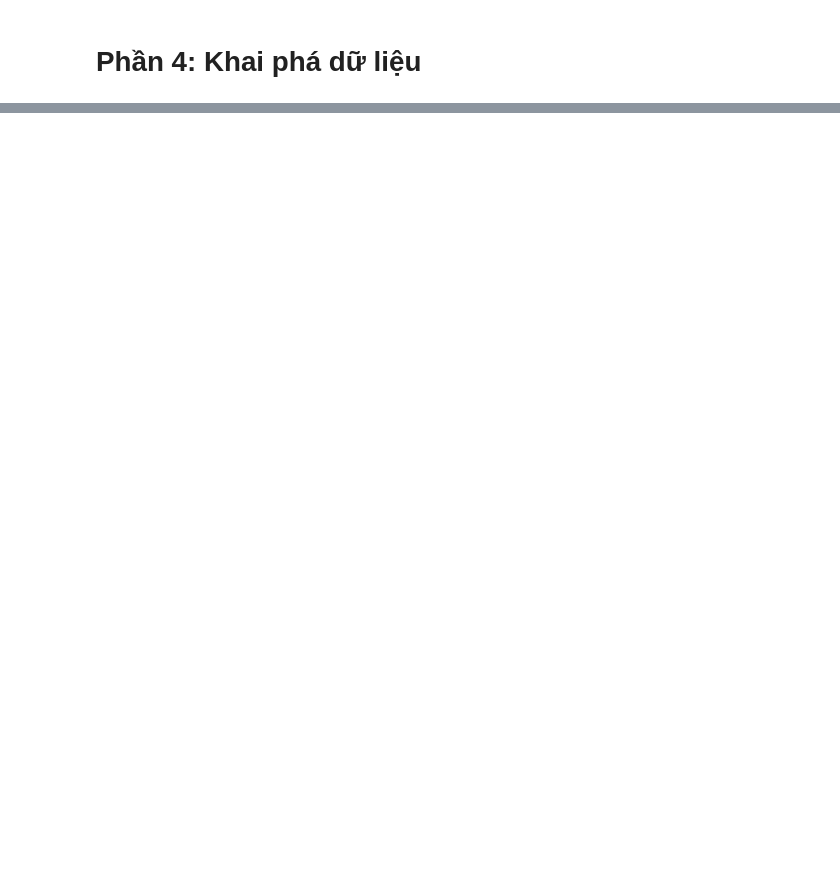
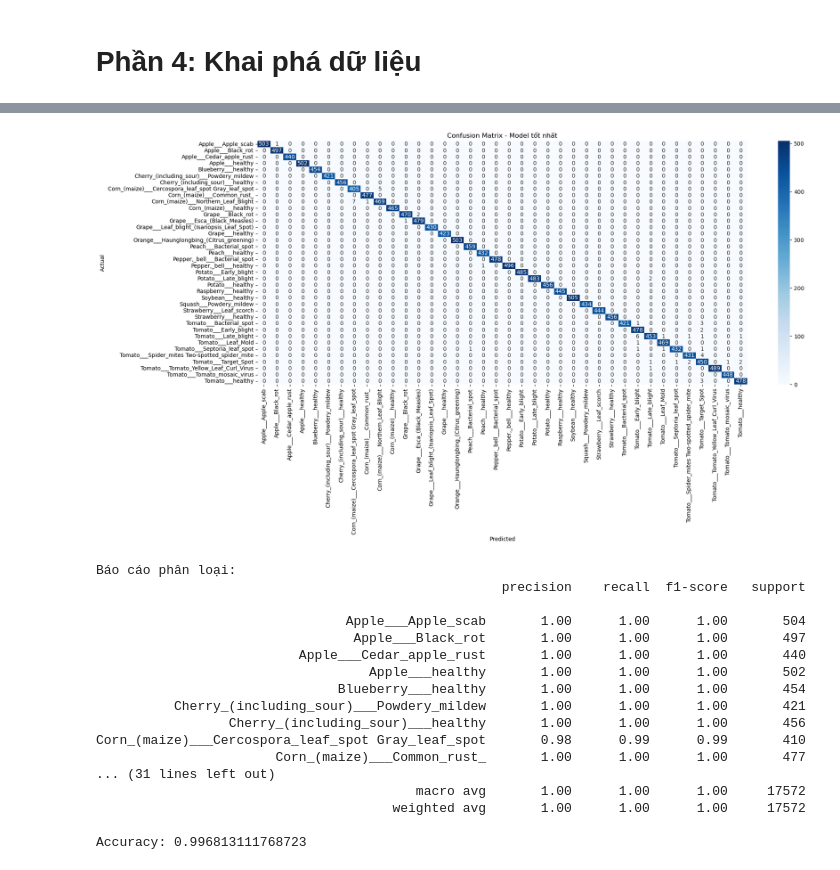
Before and after one commit to Min190503/Leaf-Disease, a Jupyter notebook: src/Leaf_Disease.ipynb, the cells around one changed output, grey strips where cells are left out. Cells and saved outputs as stored; diff of their text form; code cells hidden in the pictures; blank space fills up the shorter version.

```diff
--- a/src/Leaf_Disease.ipynb
+++ b/src/Leaf_Disease.ipynb
@@ -354,0 +689,4 @@ print(f"Test Accuracy: {test_acc:.4f}")
+# %%
+import warnings
+warnings.filterwarnings('ignore', category=UserWarning)
+model = load_model(r"D:\Model_best\best_model_finetuned_RN.h5")
@@ -354,0 +696,32 @@ print(f"Test Accuracy: {test_acc:.4f}")
+# %%
+val_generator = val_datagen.flow_from_directory(
+    valid_dir,
+    target_size=(256, 256),
+    batch_size=32,
+    class_mode='categorical',
+    shuffle=False
+)
+
+class_names = list(val_generator.class_indices.keys())
+
+val_generator.reset()
+y_pred_probs = model.predict(val_generator, verbose=1)
+y_pred_classes = np.argmax(y_pred_probs, axis=1)
+y_true = val_generator.classes
+
+
+cm = confusion_matrix(y_true, y_pred_classes)
+
+plt.figure(figsize=(20, 8))
+sns.heatmap(cm, annot=True, fmt='d', cmap='Blues',
+            xticklabels=class_names, yticklabels=class_names,
+            annot_kws={"size": 10})
+plt.xlabel("Predicted")
+plt.ylabel("Actual")
+plt.title("Confusion Matrix - Model tốt nhất")
+plt.show()
+
+print("\nBáo cáo phân loại:")
+print(classification_report(y_true, y_pred_classes, target_names=class_names))
+print("Accuracy:", accuracy_score(y_true, y_pred_classes))
+# %% [output]
@@ -354,0 +730,18 @@ print(f"Test Accuracy: {test_acc:.4f}")
+[figure, added]
+Báo cáo phân loại:
+                                                    precision    recall  f1-score   support
+
+                                Apple___Apple_scab       1.00      1.00      1.00       504
+                                 Apple___Black_rot       1.00      1.00      1.00       497
+                          Apple___Cedar_apple_rust       1.00      1.00      1.00       440
+                                   Apple___healthy       1.00      1.00      1.00       502
+                               Blueberry___healthy       1.00      1.00      1.00       454
+          Cherry_(including_sour)___Powdery_mildew       1.00      1.00      1.00       421
+                 Cherry_(including_sour)___healthy       1.00      1.00      1.00       456
+Corn_(maize)___Cercospora_leaf_spot Gray_leaf_spot       0.98      0.99      0.99       410
+                       Corn_(maize)___Common_rust_       1.00      1.00      1.00       477
+... (31 lines left out)
+                                         macro avg       1.00      1.00      1.00     17572
+                                      weighted avg       1.00      1.00      1.00     17572
+
+Accuracy: 0.996813111768723
```
Also changed, not shown: parts of 39 cells of this notebook.
